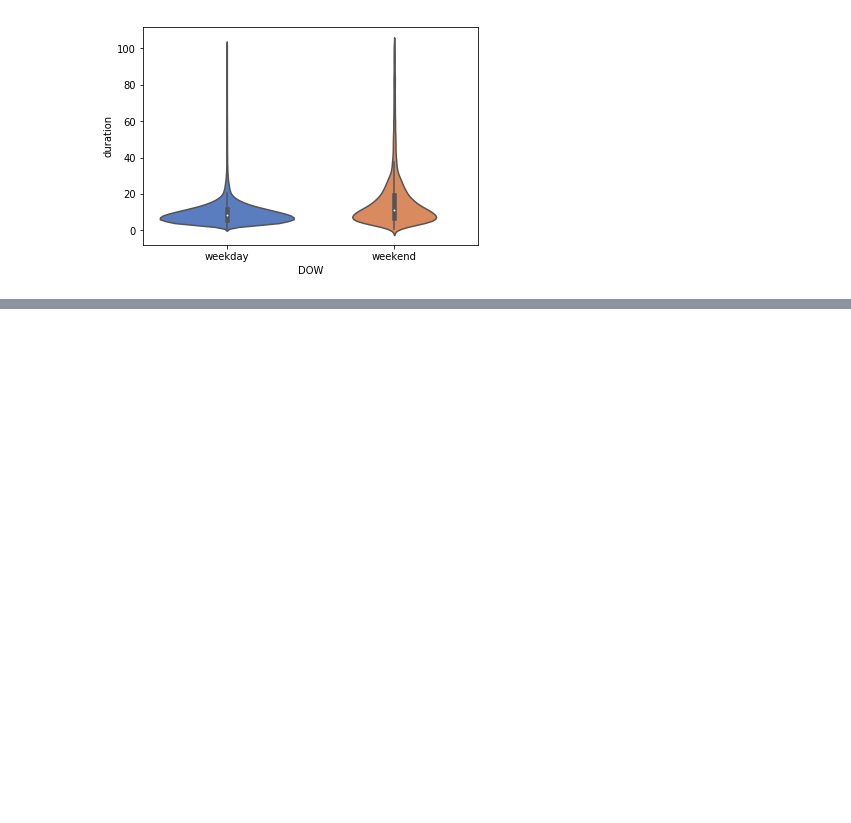
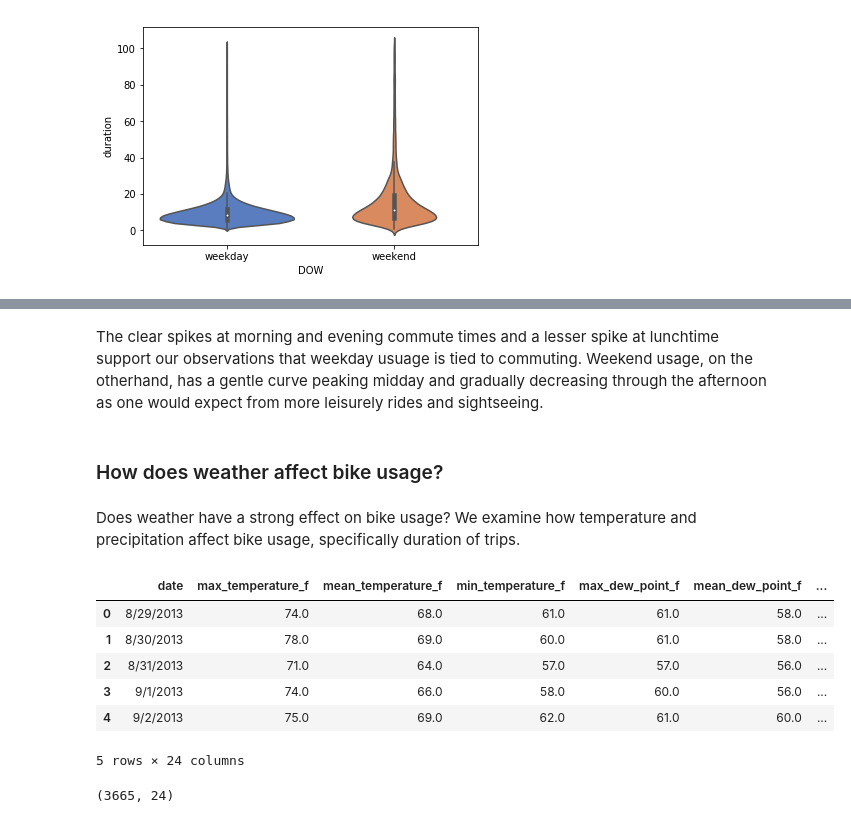
Before and after one commit to jslaga/SpringboardDSC, a Jupyter notebook: Capstone1/Capstone.ipynb, the cells around one changed output, grey strips where cells are left out. Cells and saved outputs as stored; diff of their text form; code cells hidden in the pictures; blank space fills up the shorter version.

```diff
--- a/Capstone1/Capstone.ipynb
+++ b/Capstone1/Capstone.ipynb
@@ -270,0 +274,20 @@ sum(weekend_counts.values())
+# %% [markdown]
+The clear spikes at morning and evening commute times and a lesser spike at lunchtime support our observations that weekday usuage is tied to commuting. Weekend usage, on the otherhand, has a gentle curve peaking midday and gradually decreasing through the afternoon as one would expect from more leisurely rides and sightseeing.
+# %% [markdown]
+### How does weather affect bike usage?
+# %% [markdown]
+Does weather have a strong effect on bike usage? We examine how temperature and precipitation affect bike usage, specifically duration of trips.
+# %%
+weather_df.head()
+# %% [output]
+|  | date | max_temperature_f | mean_temperature_f | min_temperature_f | max_dew_point_f | mean_dew_point_f | ... |
+| 0 | 8/29/2013 | 74.0 | 68.0 | 61.0 | 61.0 | 58.0 | ... |
+| 1 | 8/30/2013 | 78.0 | 69.0 | 60.0 | 61.0 | 58.0 | ... |
+| 2 | 8/31/2013 | 71.0 | 64.0 | 57.0 | 57.0 | 56.0 | ... |
+| 3 | 9/1/2013 | 74.0 | 66.0 | 58.0 | 60.0 | 56.0 | ... |
+| 4 | 9/2/2013 | 75.0 | 69.0 | 62.0 | 61.0 | 60.0 | ... |
+5 rows × 24 columns
+# %%
+weather_df.shape
+# %% [output]
+(3665, 24)
```
Also changed, not shown: parts of 31 cells of this notebook.
